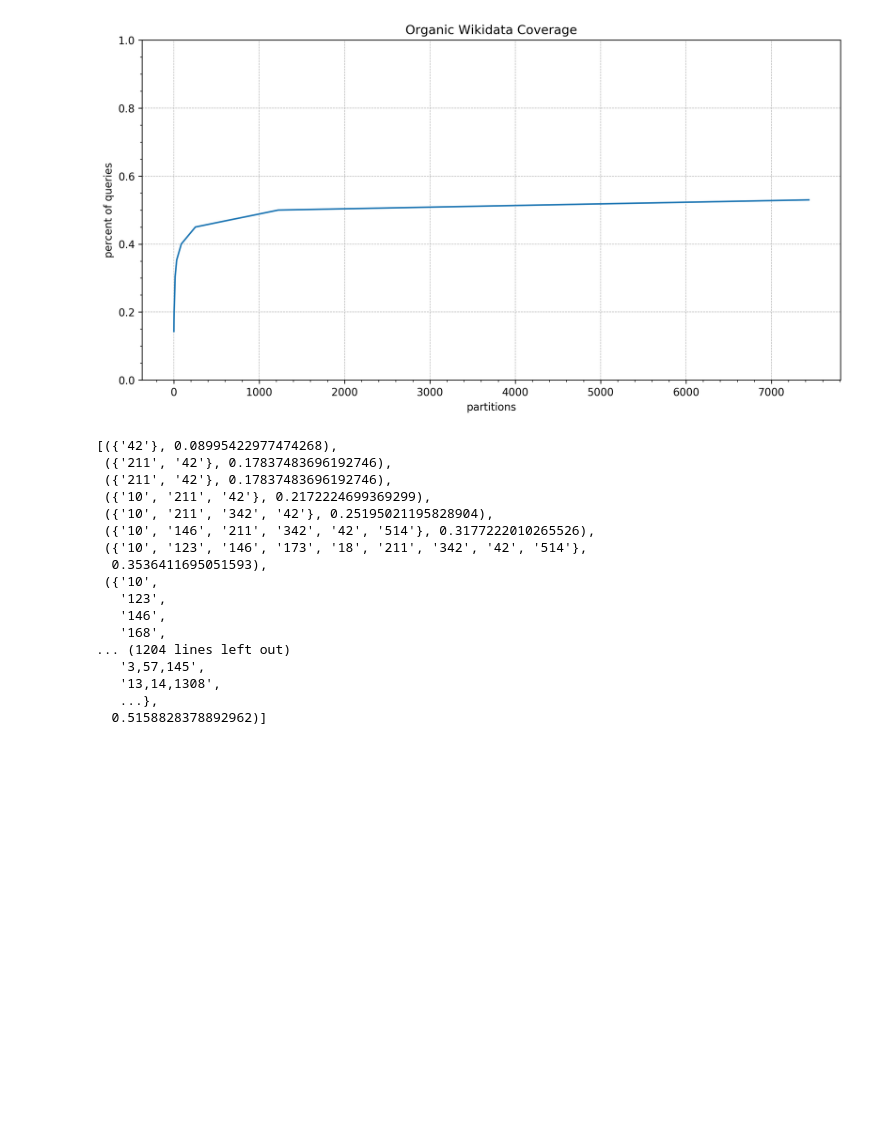
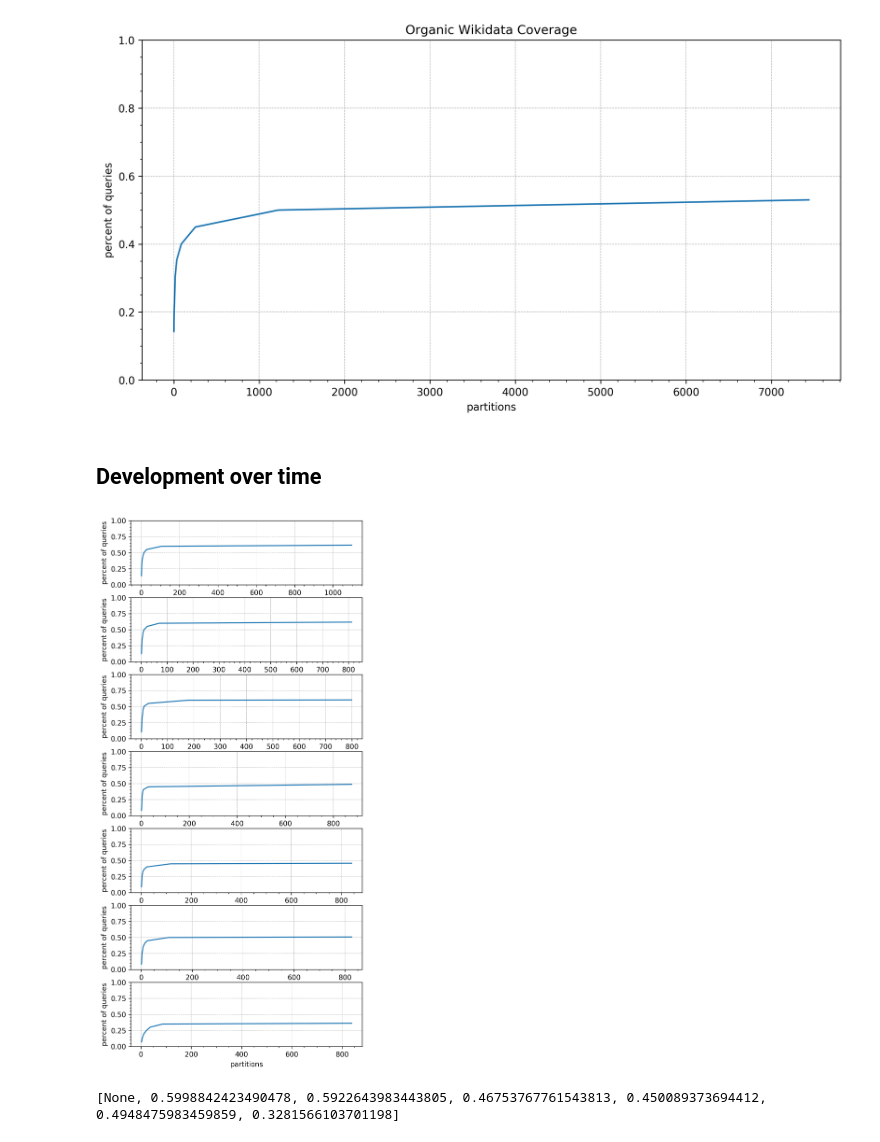
Before and after one commit to aWdas/wu-bachelor-thesis, a Jupyter notebook: log-statistics/weighted-minimum-union.ipynb, the cells around one changed output. Cells and saved outputs as stored; diff of their text form; code cells hidden in the pictures; blank space fills up the shorter version.

```diff
--- a/log-statistics/weighted-minimum-union.ipynb
+++ b/log-statistics/weighted-minimum-union.ipynb
@@ -270,23 +258,5 @@ plot_minimum_unions(organic_minimum_unions, axes)
 import pickle
 with open("../all_minimum_unions.pickle", "wb") as file:
     pickle.dump(all_minimum_unions, file)
-# %%
-all_minimum_unions
-# %% [output]
-[({'42'}, 0.08995422977474268),
- ({'211', '42'}, 0.17837483696192746),
- ({'211', '42'}, 0.17837483696192746),
- ({'10', '211', '42'}, 0.2172224699369299),
- ({'10', '211', '342', '42'}, 0.25195021195828904),
- ({'10', '146', '211', '342', '42', '514'}, 0.3177222010265526),
- ({'10', '123', '146', '173', '18', '211', '342', '42', '514'},
-  0.3536411695051593),
- ({'10',
-   '123',
-   '146',
-   '168',
-... (1204 lines left out)
-   '3,57,145',
-   '13,14,1308',
-   ...},
-  0.5158828378892962)]
+# %% [markdown]
+## Development over time
@@ -292,0 +273,25 @@ all_minimum_unions
+# %%
+import pickle
+import itertools
+all_dfs_minimum_unions = pickle.load(open("../all_dfs_minimum_unions.pickle", "rb"))
+all_dfs_dedup = [list(k for k,_ in itertools.groupby(k)) for k in all_dfs_minimum_unions]
+# %%
+import matplotlib.pyplot as plt
+fig, axes = plt.subplots(7,1, figsize=(6,14),dpi=300)
+
+for i, min_unions in enumerate(all_dfs_dedup):
+    plot_minimum_unions(min_unions, axes[i])
+# %% [output]
+[figure, added]
+# %%
+coverage_progression = [None]
+for unions_past, shapes_now in zip(all_dfs_dedup[:-1], all_dfs[1:]):
+    total_lines_now = shapes_now[0]
+    df_now = shapes_now[1]
+    coverage_past = unions_past[-1][1]
+    sweet_union_set = set(unions_past[-1][0])
+    covered_weight_now = df_now.apply(lambda row: row["weight"] if row["set"].issubset(sweet_union_set) else 0, axis=1).sum()
+    coverage_progression.append(covered_weight_now / total_lines_now)
+print(coverage_progression)
+# %% [output]
+[None, 0.5998842423490478, 0.5922643983443805, 0.46753767761543813, 0.450089373694412, 0.4948475983459859, 0.3281566103701198]
```
Also changed, not shown: parts of 19 cells of this notebook, 10 other files.
